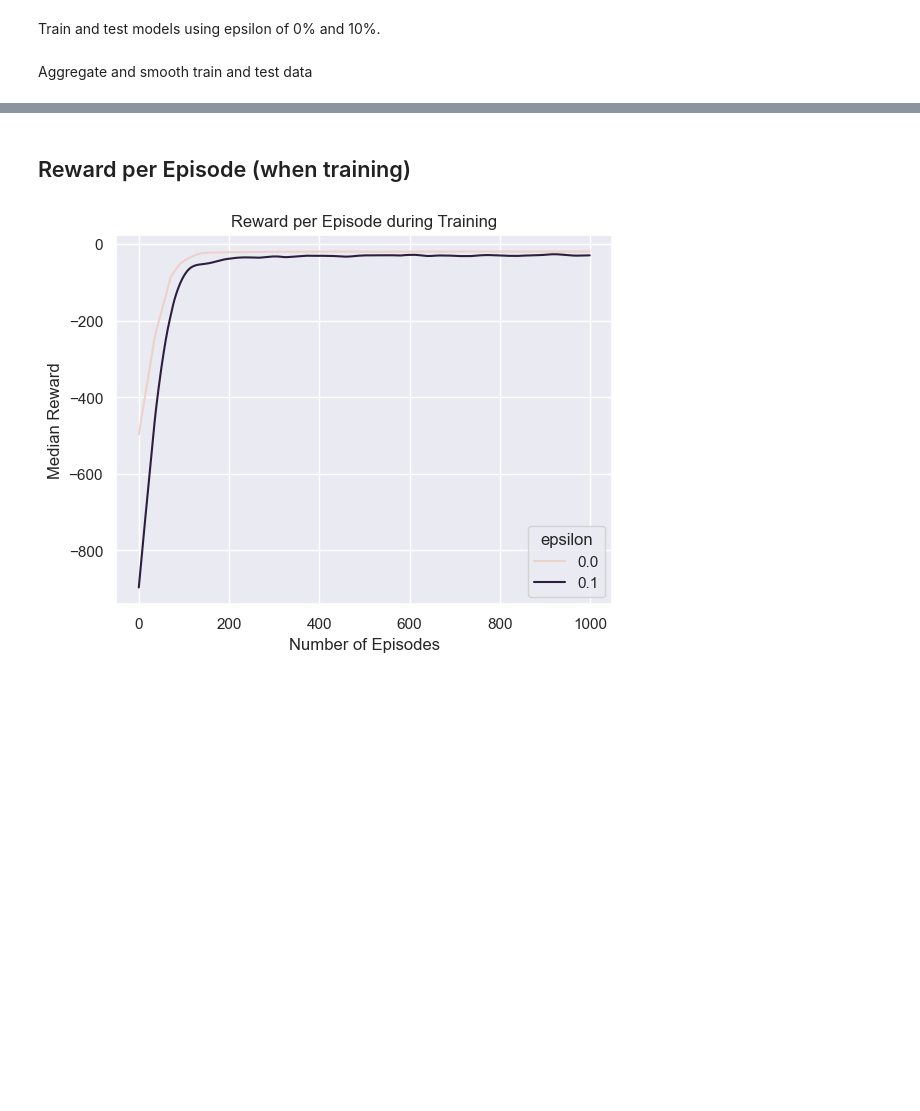
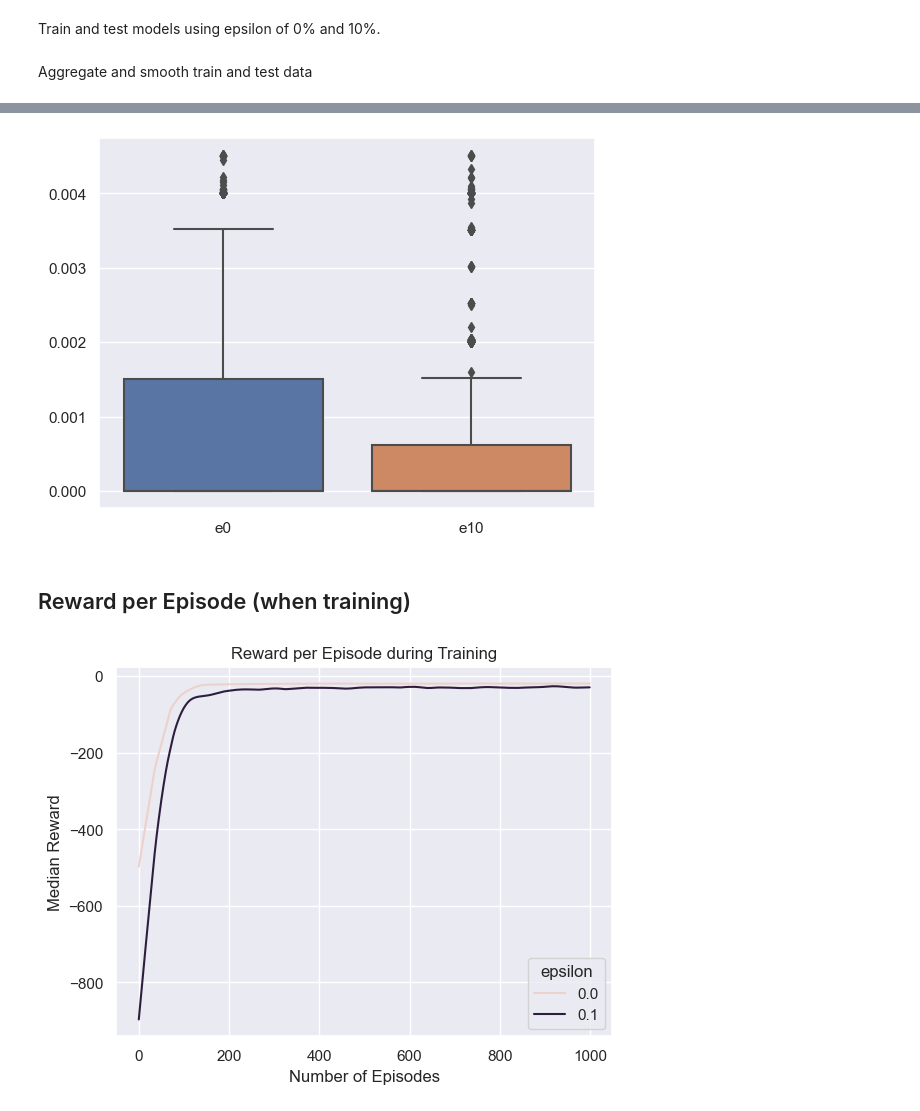
Before and after one commit to lukiwieser/racetrack, a Jupyter notebook: model_analysis.ipynb, the cells around one changed output, grey strips where cells are left out. Drawn from its saved outputs; the diff is of its cells as text; code cells hidden in the pictures; blank space fills up the shorter version.

```diff
--- a/model_analysis.ipynb
+++ b/model_analysis.ipynb
@@ -81,15 +81,17 @@ def simulate_train(track: np.ndarray, epsilon: float, n_models: int = 10, n_epis
 # %%
-def simulate_test(track: np.ndarray, models: list[ModelRLMC], epsilon: float, n_episodes: int = 100) -> pd.DataFrame:
+def simulate_test(track: np.ndarray, models: list[ModelRLMC], epsilon: float, n_episodes: int = 100) -> tuple[pd.DataFrame, np.ndarray]:
     """
     Tests multiple trained models, and collect statistics of their games
     """
 
     game = Game(racetrack=track, random_state=42)
 
+    test_times = np.zeros(shape=(len(models),n_episodes))
     stats_per_game_and_model: list[tuple[int, int, int, int]] = [] # dimensions:  n_game, n_steps, reward
 
     for i, model in enumerate(models):
         for j in range(0, n_episodes):
+            start = time.time()
             episode: list[tuple[State, Action, int]] = []
             while not game.is_finished() and game.get_n_steps() < 1000:
                 state = game.get_state()
@@ -99,10 +101,12 @@ def simulate_test(track: np.ndarray, models: list[ModelRLMC], epsilon: float, n_
             game.reset()
             total_reward = get_reward_of_episode(episode)
             stats_per_game_and_model.append((i,j,game.get_n_steps(),total_reward))
+            end = time.time()
+            test_times[i][j] = end - start
 
     df = pd.DataFrame(stats_per_game_and_model, columns=["n_model","n_games","n_steps","reward"])
     df["epsilon"] = epsilon
-    return df
+    return df, test_times
 # %%
 def lowess_grouped(data: pd.DataFrame, x_name: str | tuple[str,...], y_name: str | tuple[str,...], group_name: str | tuple[str,...] | None, frac: float) -> pd.DataFrame:
     """
@@ -144,6 +148,6 @@ stats_train_e10, models_e10 = simulate_train(track, epsilon=0.1)
 # %%
-stats_test_e0 = simulate_test(track, models_e0, epsilon=0)
-stats_test_e10 = simulate_test(track, models_e10, epsilon=0.1)
+stats_test_e0, test_times_e0 = simulate_test(track, models_e0, epsilon=0)
+stats_test_e10, test_times_e10 = simulate_test(track, models_e10, epsilon=0.1)
 # %% [markdown]
 Aggregate and smooth train and test data
 # %%
@@ -165,3 +178,8 @@ with warnings.catch_warnings():
+# %%
+test_times = pd.DataFrame({"e0": test_times_e0.flatten(), "e10": test_times_e10.flatten()})
+sns.boxplot(test_times);
+# %% [output]
+[figure, added]
 # %% [markdown]
 ## Reward per Episode (when training)
 # %%
```
Also changed, not shown: parts of 5 cells of this notebook.
